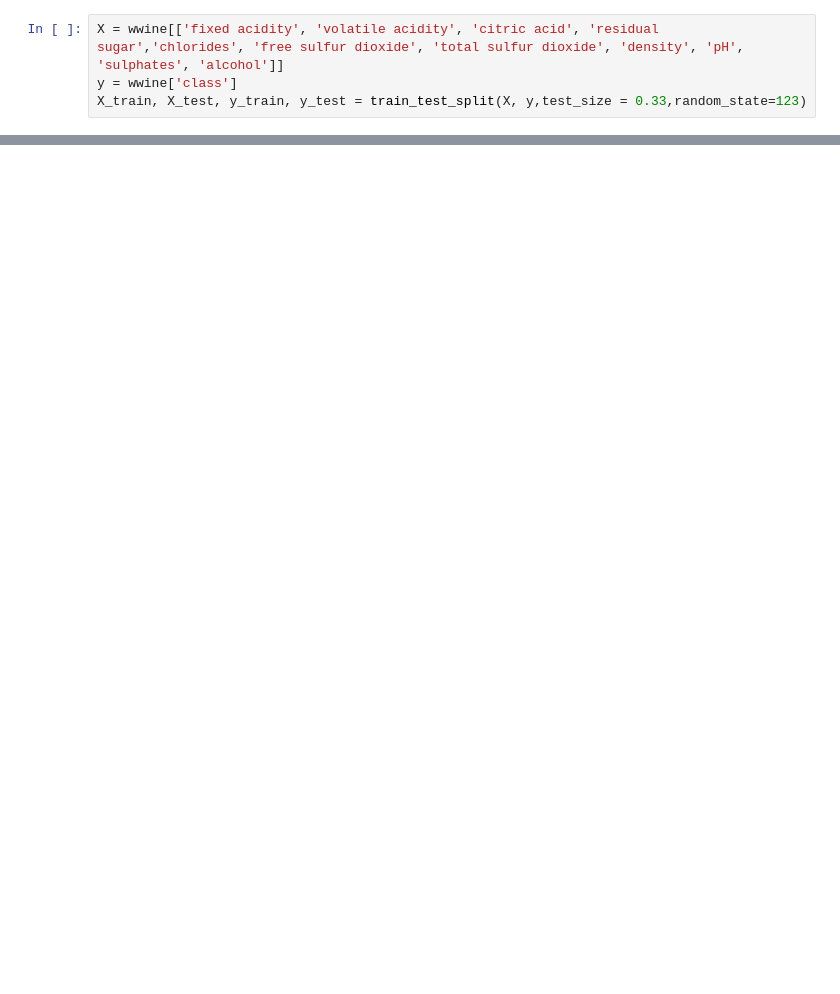
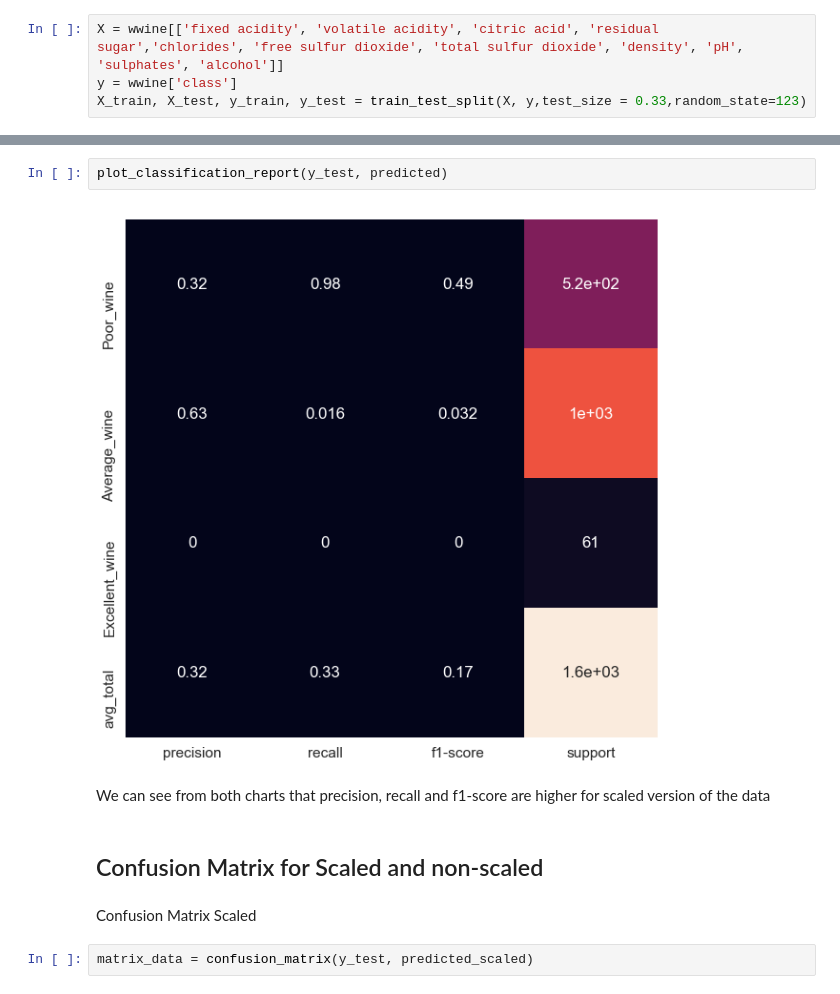
Before and after one commit to velitchko/machine-learning, a Jupyter notebook: assignment_2/White Wine Quality.ipynb, the cells around one changed output, grey strips where cells are left out. Cells and saved outputs as stored; diff of their text form; blank space fills up the shorter version.

```diff
--- a/assignment_2/White Wine Quality.ipynb
+++ b/assignment_2/White Wine Quality.ipynb
@@ -189,0 +265,12 @@ for name,model in models:
+# %%
+plot_classification_report(y_test, predicted)
+# %% [output]
+[figure, added]
+# %% [markdown]
+We can see from both charts that precision, recall and f1-score are higher for scaled version of the data
+# %% [markdown]
+## Confusion Matrix for Scaled and non-scaled
+# %% [markdown]
+Confusion Matrix Scaled
+# %%
+matrix_data = confusion_matrix(y_test, predicted_scaled)
```
Also changed, not shown: parts of 126 cells of this notebook.
